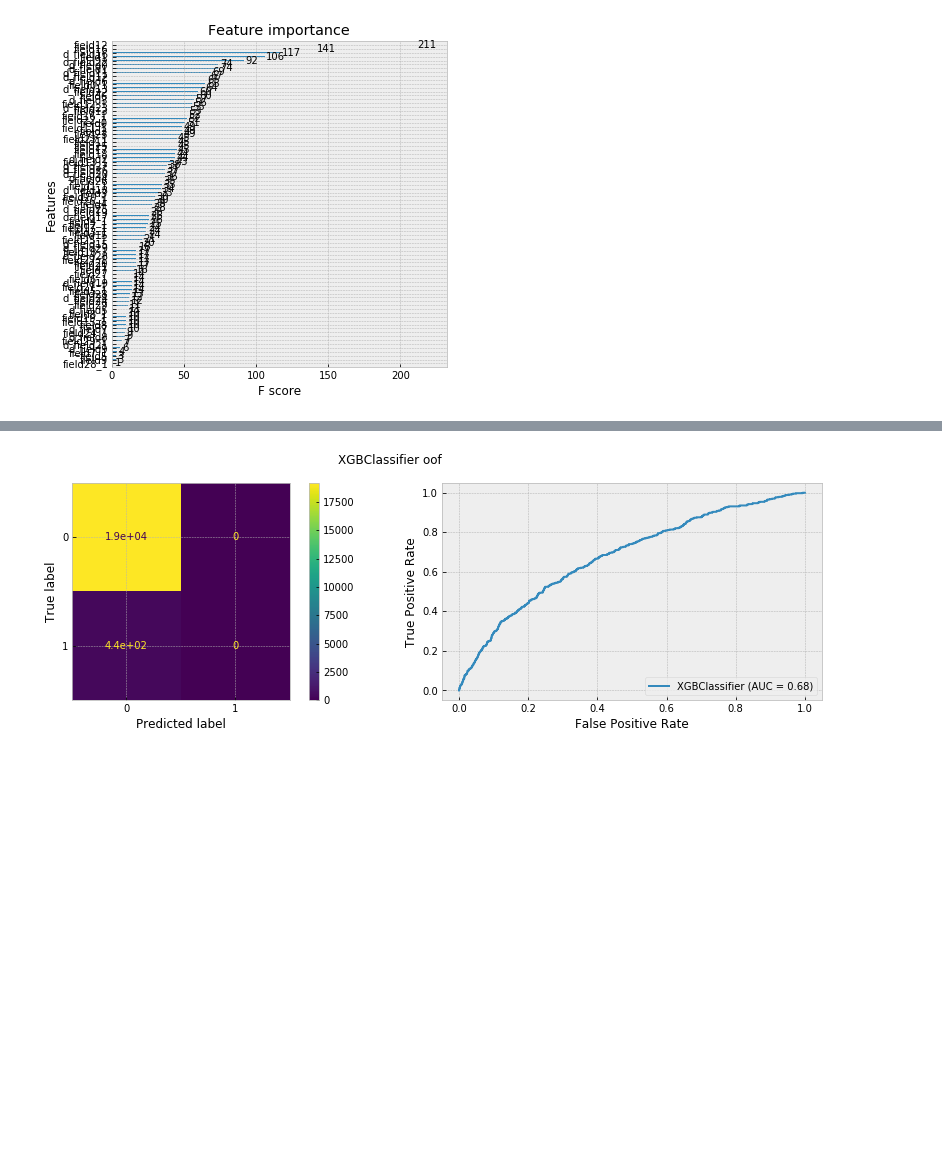
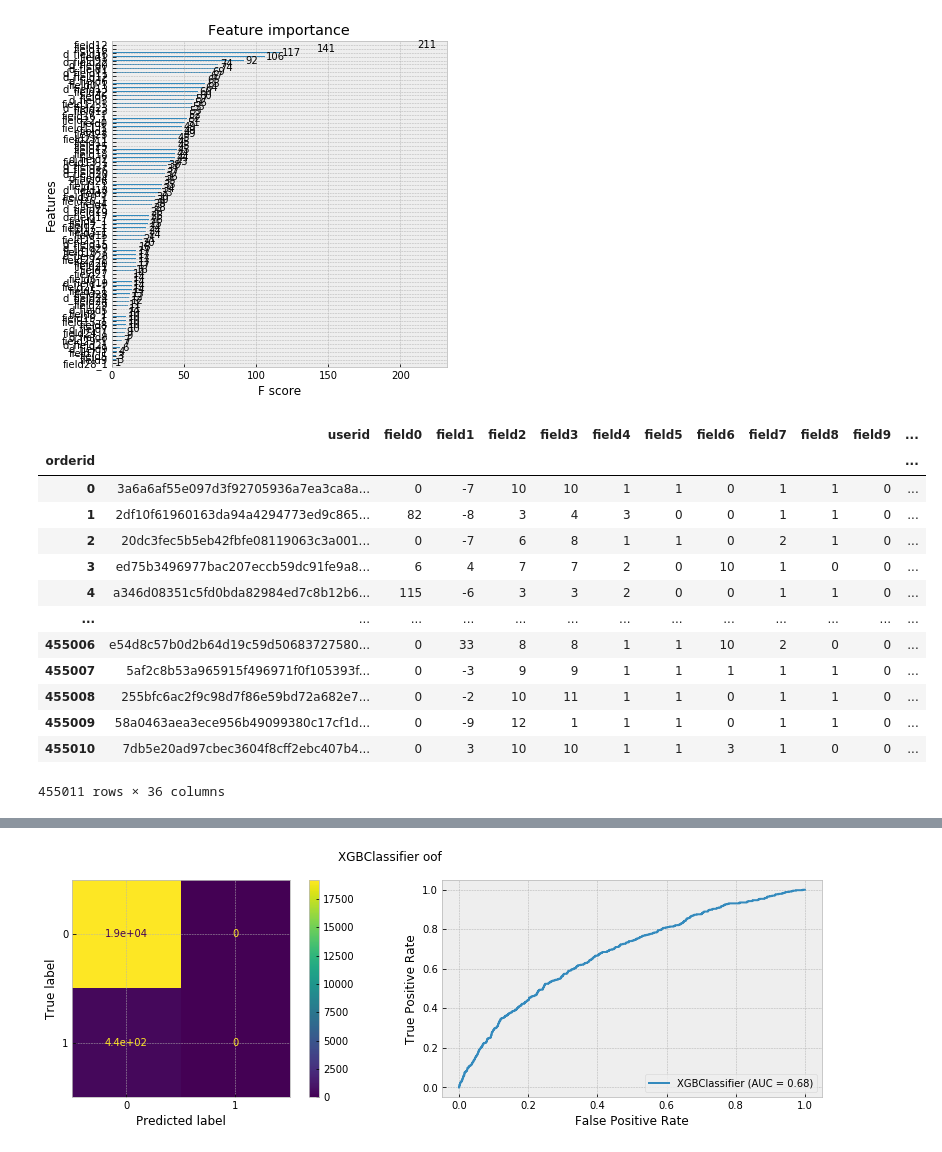
Before and after one commit to andygoosh/OneTwoTrip-Contest, a Jupyter notebook: workinprogress.ipynb, the cells around one changed output, grey strips where cells are left out. Saved outputs shown, nothing was run; the diff lists cells and outputs as text; code cells hidden in the pictures; blank space fills up the shorter version.

```diff
--- a/workinprogress.ipynb
+++ b/workinprogress.ipynb
@@ -996,6 +999,23 @@ print([x[0] for x in imp_filtered])
 # %% [output]
 ['field12']
 [figure]
+# %%
+df_test
+# %% [output]
+|  | userid | field0 | field1 | field2 | field3 | field4 | field5 | field6 | field7 | field8 | field9 | ... |
+| orderid |  |  |  |  |  |  |  |  |  |  |  | ... |
+| 0 | 3a6a6af55e097d3f92705936a7ea3ca8a... | 0 | -7 | 10 | 10 | 1 | 1 | 0 | 1 | 1 | 0 | ... |
+| 1 | 2df10f61960163da94a4294773ed9c865... | 82 | -8 | 3 | 4 | 3 | 0 | 0 | 1 | 1 | 0 | ... |
+| 2 | 20dc3fec5b5eb42fbfe08119063c3a001... | 0 | -7 | 6 | 8 | 1 | 1 | 0 | 2 | 1 | 0 | ... |
+| 3 | ed75b3496977bac207eccb59dc91fe9a8... | 6 | 4 | 7 | 7 | 2 | 0 | 10 | 1 | 0 | 0 | ... |
+| 4 | a346d08351c5fd0bda82984ed7c8b12b6... | 115 | -6 | 3 | 3 | 2 | 0 | 0 | 1 | 1 | 0 | ... |
+| ... | ... | ... | ... | ... | ... | ... | ... | ... | ... | ... | ... | ... |
+| 455006 | e54d8c57b0d2b64d19c59d50683727580... | 0 | 33 | 8 | 8 | 1 | 1 | 10 | 2 | 0 | 0 | ... |
+| 455007 | 5af2c8b53a965915f496971f0f105393f... | 0 | -3 | 9 | 9 | 1 | 1 | 1 | 1 | 1 | 0 | ... |
+| 455008 | 255bfc6ac2f9c98d7f86e59bd72a682e7... | 0 | -2 | 10 | 11 | 1 | 1 | 0 | 1 | 1 | 0 | ... |
+| 455009 | 58a0463aea3ece956b49099380c17cf1d... | 0 | -9 | 12 | 1 | 1 | 1 | 0 | 1 | 1 | 0 | ... |
+| 455010 | 7db5e20ad97cbec3604f8cff2ebc407b4... | 0 | 3 | 10 | 10 | 1 | 1 | 3 | 1 | 0 | 0 | ... |
+455011 rows × 36 columns
 # %%
 X
 # %% [output]
```
Also changed, not shown: parts of 5 cells of this notebook.
